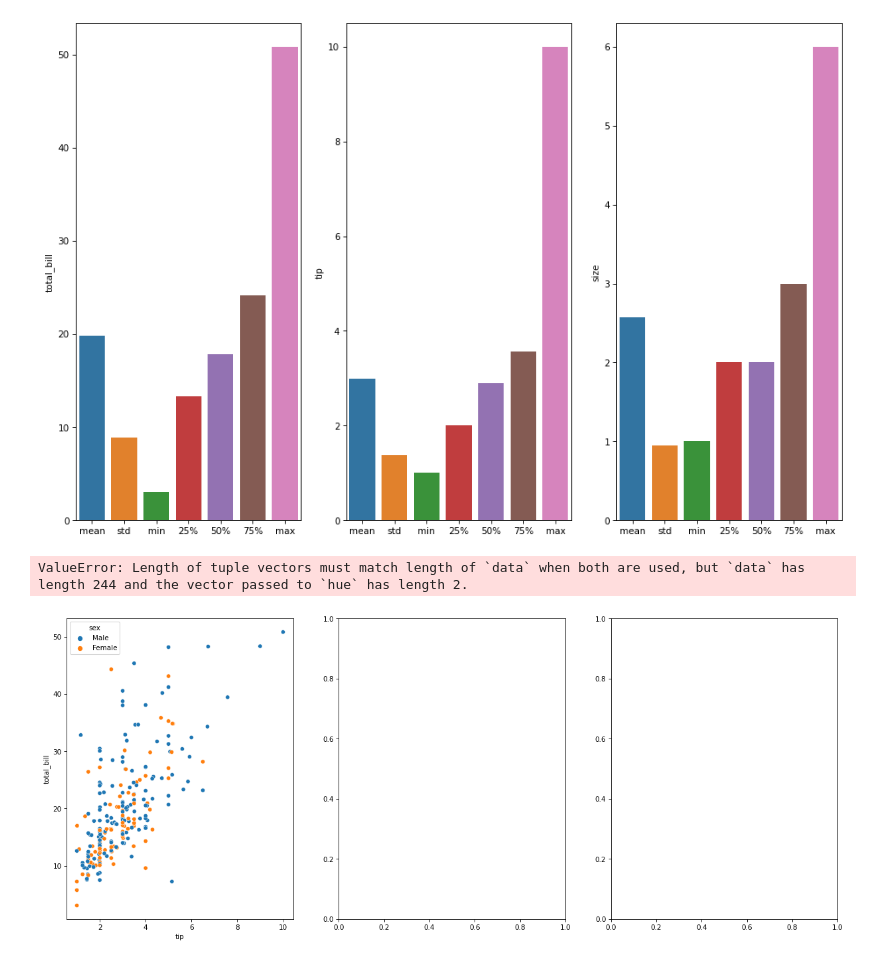
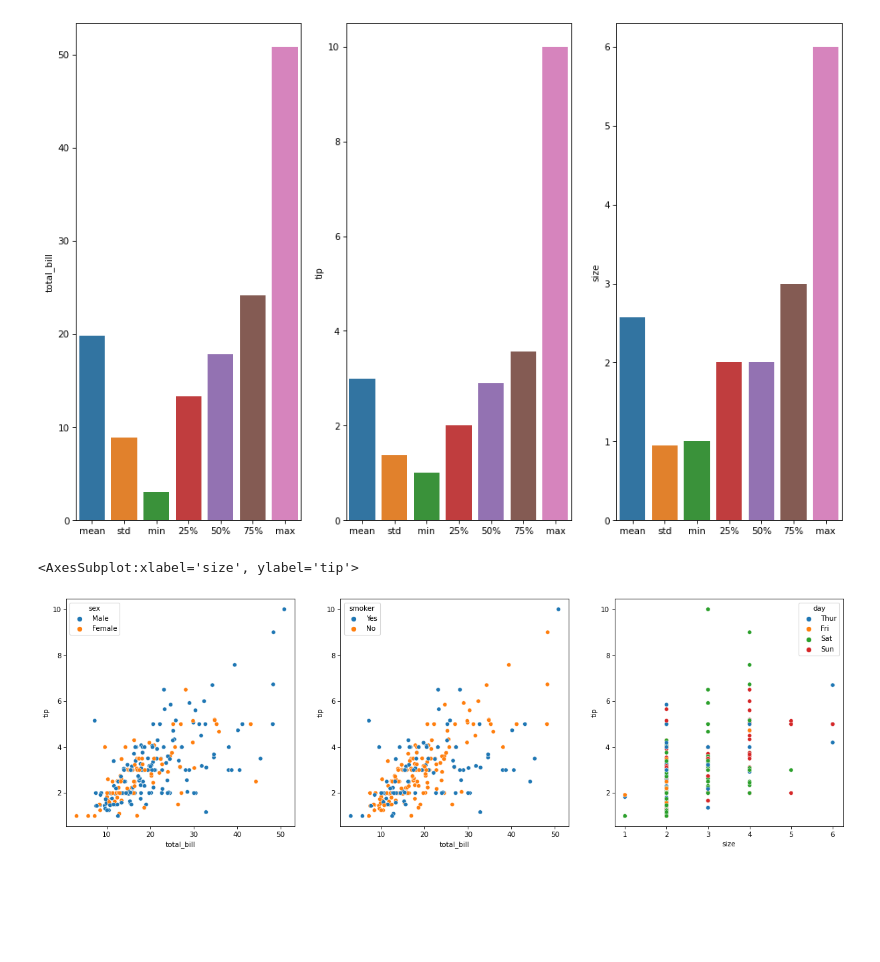
Before and after one commit to FabianAndersson17/Machinelearning-Fabian-Andersson, a Jupyter notebook: Exercises/Exercise_3_polynomial-regression.ipynb, the cells around one changed output. Saved outputs shown, nothing was run; the diff lists cells and outputs as text; code cells hidden in the pictures; blank space fills up the shorter version.

Commit message:
Added plot for tip and total bill that shows smokers and one that shows the size of the tabel and the tip with color choosen after the days

```diff
--- a/Exercises/Exercise_3_polynomial-regression.ipynb
+++ b/Exercises/Exercise_3_polynomial-regression.ipynb
@@ -45,9 +45,10 @@ for i, feature in enumerate(["total_bill", "tip", "size"]):
 # %% [output]
 [figure]
 # %%
-fig, ax = plt.subplots(1, 3, figsize=(20, 8), dpi=75)
-sns.scatterplot(data=tip_data, x = "tip", y = "total_bill", ax=ax[0], hue="sex")
-sns.scatterplot(data=tip_data, x = "tip", y = "total_bill", ax=ax[1], hue="smoker")
+fig, ax = plt.subplots(1, 3, figsize=(20, 6), dpi=75)
+sns.scatterplot(data=tip_data, x = "total_bill", y = "tip", ax=ax[0], hue="sex")
+sns.scatterplot(data=tip_data, x = "total_bill", y = "tip", ax=ax[1], hue="smoker")
+sns.scatterplot(data=tip_data, x = "size", y = "tip", ax=ax[2], hue="day")
 # %% [output]
-ValueError: Length of tuple vectors must match length of `data` when both are used, but `data` has length 244 and the vector passed to `hue` has length 2.
+<AxesSubplot:xlabel='size', ylabel='tip'>
-[figure, old version]
+[figure, new version]
```
